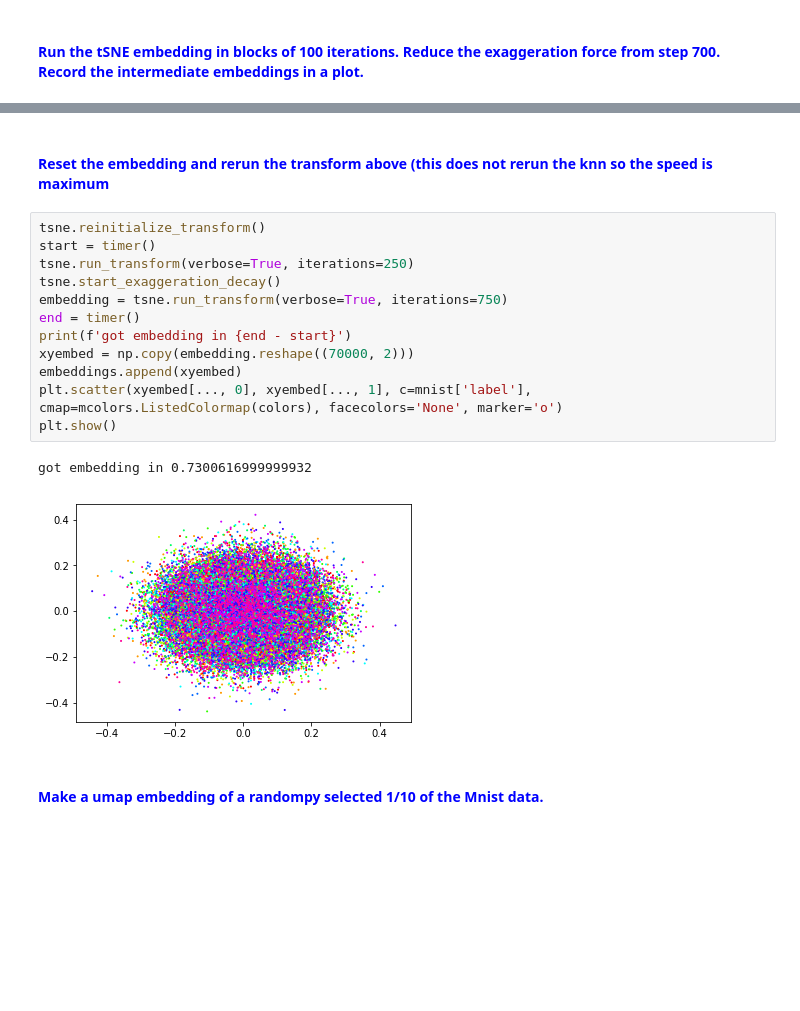
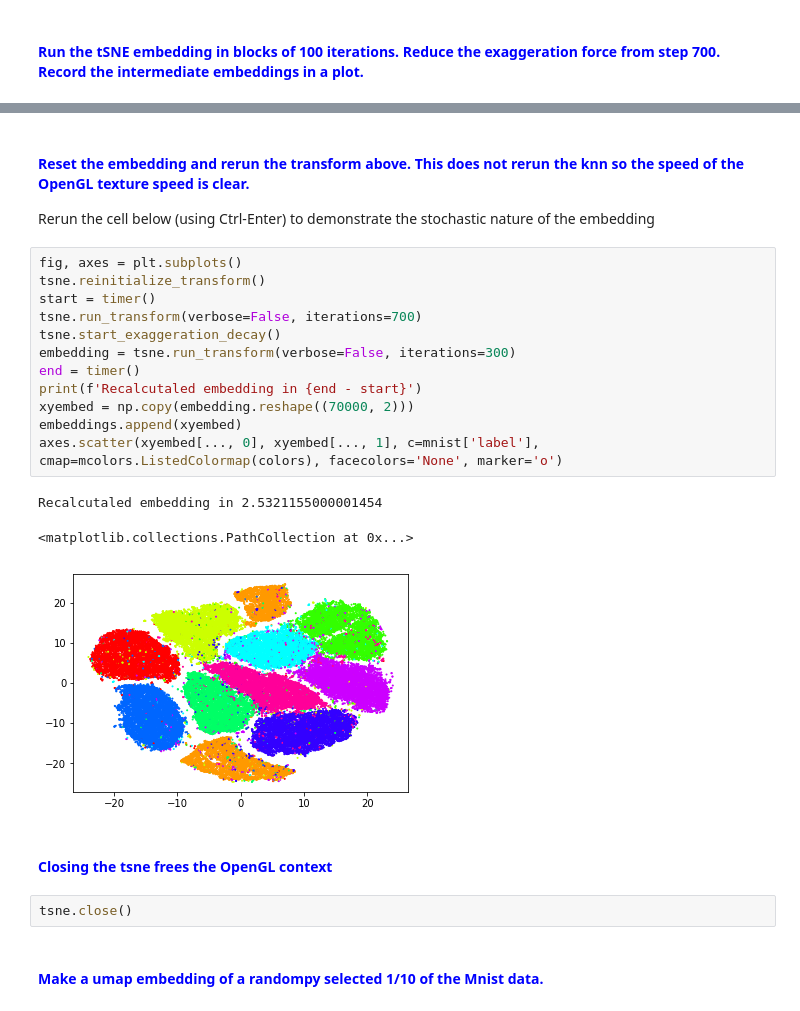
Before and after one commit to biovault/nptsne, a Jupyter notebook: examples/NPTSNE_notebooktests.ipynb, the cells around one changed output, grey strips where cells are left out. Drawn from its saved outputs; the diff is of its cells as text; blank space fills up the shorter version.

Commit message:
Check for initialized to allow reinitialize, clear old embedding.
Bump version number

```diff
--- a/examples/NPTSNE_notebooktests.ipynb
+++ b/examples/NPTSNE_notebooktests.ipynb
@@ -228,20 +225,27 @@ subplot 10
 # %% [markdown]
-#### <font color=blue>Reset the embedding and rerun the transform above (this does not rerun the knn so the speed is maximum</font>
+#### <font color=blue>Reset the embedding and rerun the transform above. This does not rerun the knn so the speed of the OpenGL texture speed is clear.</font>
+
+Rerun the cell below (using Ctrl-Enter) to demonstrate the stochastic nature of the embedding
 # %%
+fig, axes = plt.subplots()
 tsne.reinitialize_transform()
 start = timer()
-tsne.run_transform(verbose=True, iterations=250)
+tsne.run_transform(verbose=False, iterations=700)
 tsne.start_exaggeration_decay()
-embedding = tsne.run_transform(verbose=True, iterations=750)
+embedding = tsne.run_transform(verbose=False, iterations=300)
 end = timer()
-print(f'got embedding in {end - start}')
+print(f'Recalcutaled embedding in {end - start}')
 xyembed = np.copy(embedding.reshape((70000, 2)))
 embeddings.append(xyembed)
-plt.scatter(xyembed[..., 0], xyembed[..., 1], c=mnist['label'], cmap=mcolors.ListedColormap(colors), facecolors='None', marker='o')
-plt.show()
+axes.scatter(xyembed[..., 0], xyembed[..., 1], c=mnist['label'], cmap=mcolors.ListedColormap(colors), facecolors='None', marker='o')
 # %% [output]
-got embedding in 0.7300616999999932
+Recalcutaled embedding in 2.5321155000001454
+<matplotlib.collections.PathCollection at 0x...>
-[figure, old version]
+[figure, new version]
+# %% [markdown]
+#### <font color=blue>Closing the tsne frees the OpenGL context</font>
+# %%
+tsne.close()
 # %% [markdown]
 #### <font color=blue>Make a umap embedding of a randompy selected 1/10 of the Mnist data.</font>
 # %%
```
Also changed, not shown: parts of 3 cells of this notebook, 5 other files.
